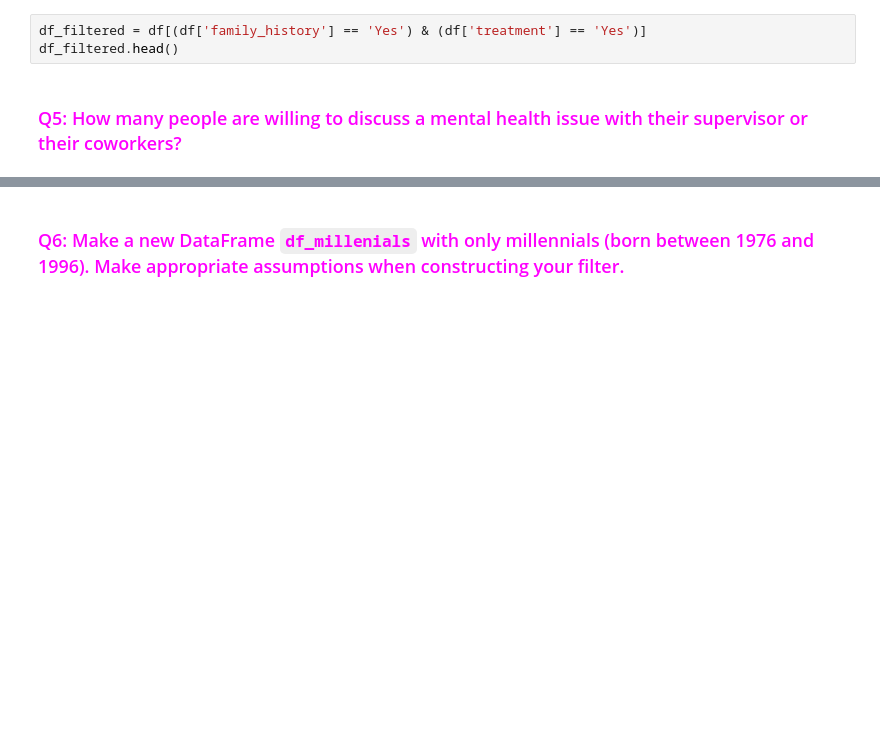
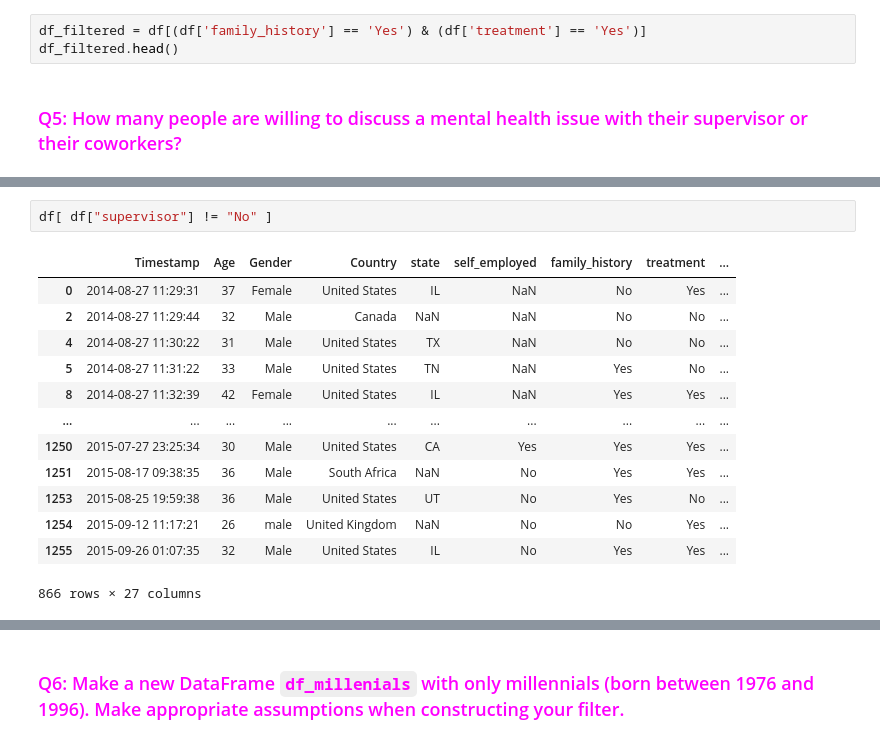
Before and after one commit to TrellixVulnTeam/si618-student_J7QT, a Jupyter notebook: inclass/SI_618_Day_02_Pandas_I_Inclass.ipynb, the cells around one changed output, grey strips where cells are left out. Drawn from its saved outputs; the diff is of its cells as text; blank space fills up the shorter version.

```diff
--- a/inclass/SI_618_Day_02_Pandas_I_Inclass.ipynb
+++ b/inclass/SI_618_Day_02_Pandas_I_Inclass.ipynb
@@ -237,0 +630,16 @@ df_filtered.head()
+# %%
+df[ df["supervisor"] != "No" ]
+# %% [output]
+|  | Timestamp | Age | Gender | Country | state | self_employed | family_history | treatment | ... |
+| 0 | 2014-08-27 11:29:31 | 37 | Female | United States | IL | NaN | No | Yes | ... |
+| 2 | 2014-08-27 11:29:44 | 32 | Male | Canada | NaN | NaN | No | No | ... |
+| 4 | 2014-08-27 11:30:22 | 31 | Male | United States | TX | NaN | No | No | ... |
+| 5 | 2014-08-27 11:31:22 | 33 | Male | United States | TN | NaN | Yes | No | ... |
+| 8 | 2014-08-27 11:32:39 | 42 | Female | United States | IL | NaN | Yes | Yes | ... |
+| ... | ... | ... | ... | ... | ... | ... | ... | ... | ... |
+| 1250 | 2015-07-27 23:25:34 | 30 | Male | United States | CA | Yes | Yes | Yes | ... |
+| 1251 | 2015-08-17 09:38:35 | 36 | Male | South Africa | NaN | No | Yes | Yes | ... |
+| 1253 | 2015-08-25 19:59:38 | 36 | Male | United States | UT | No | Yes | No | ... |
+| 1254 | 2015-09-12 11:17:21 | 26 | male | United Kingdom | NaN | No | No | Yes | ... |
+| 1255 | 2015-09-26 01:07:35 | 32 | Male | United States | IL | No | Yes | Yes | ... |
+866 rows × 27 columns
```
Also changed, not shown: parts of 112 cells of this notebook, 19 other files.
